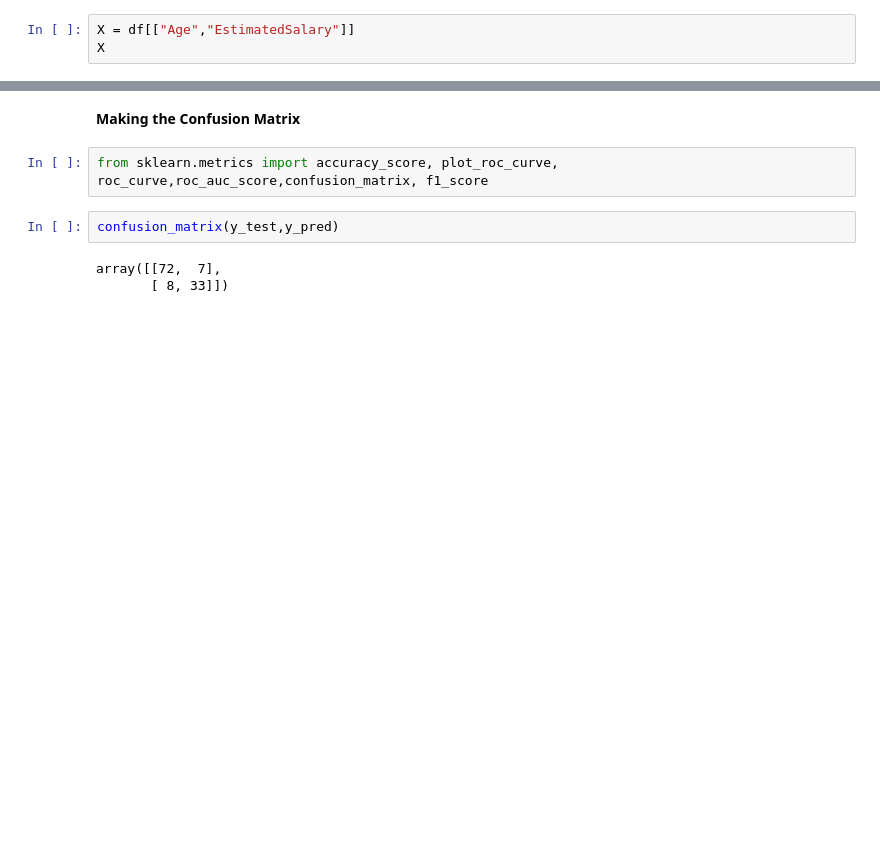
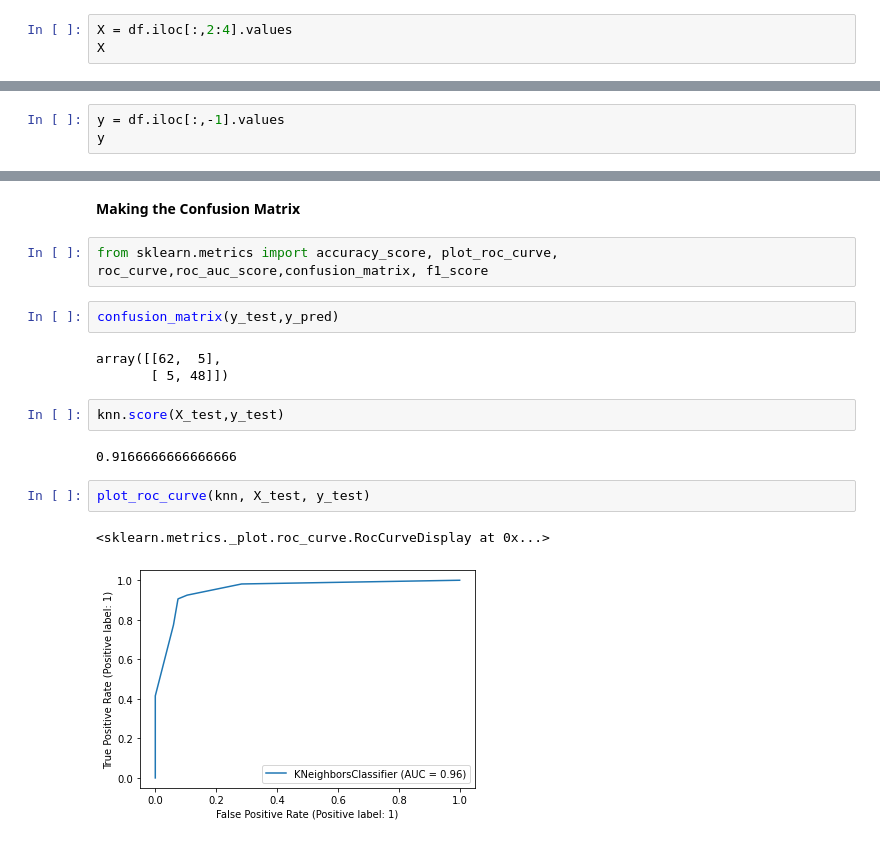
Before and after one commit to iamsonia9/Algorithms, a Jupyter notebook: KNN_Assignment13(Sonia).ipynb, the cells around one changed output, grey strips where cells are left out. Drawn from its saved outputs; the diff is of its cells as text; blank space fills up the shorter version.

```diff
--- a/KNN_Assignment13(Sonia).ipynb
+++ b/KNN_Assignment13(Sonia).ipynb
@@ -62,6 +62,6 @@ df.head()
 | 3 | 15603246 | Female | 27 | 57000 | 0 |
 | 4 | 15804002 | Male | 19 | 76000 | 0 |
 # %%
-X = df[["Age","EstimatedSalary"]]
+X = df.iloc[:,2:4].values
 X
 # %% [output]
@@ -82,0 +89,3 @@ y = df[["Purchased"]]
+# %%
+y = df.iloc[:,-1].values
+y
@@ -202,5 +243,14 @@ from sklearn.metrics import accuracy_score, plot_roc_curve, roc_curve,roc_auc_sc
 # %%
 confusion_matrix(y_test,y_pred)
 # %% [output]
-array([[72,  7],
-       [ 8, 33]])
+array([[62,  5],
+       [ 5, 48]])
+# %%
+knn.score(X_test,y_test)
+# %% [output]
+0.9166666666666666
+# %%
+plot_roc_curve(knn, X_test, y_test)
+# %% [output]
+<sklearn.metrics._plot.roc_curve.RocCurveDisplay at 0x...>
+[figure, added]
```
Also changed, not shown: parts of 13 cells of this notebook.
